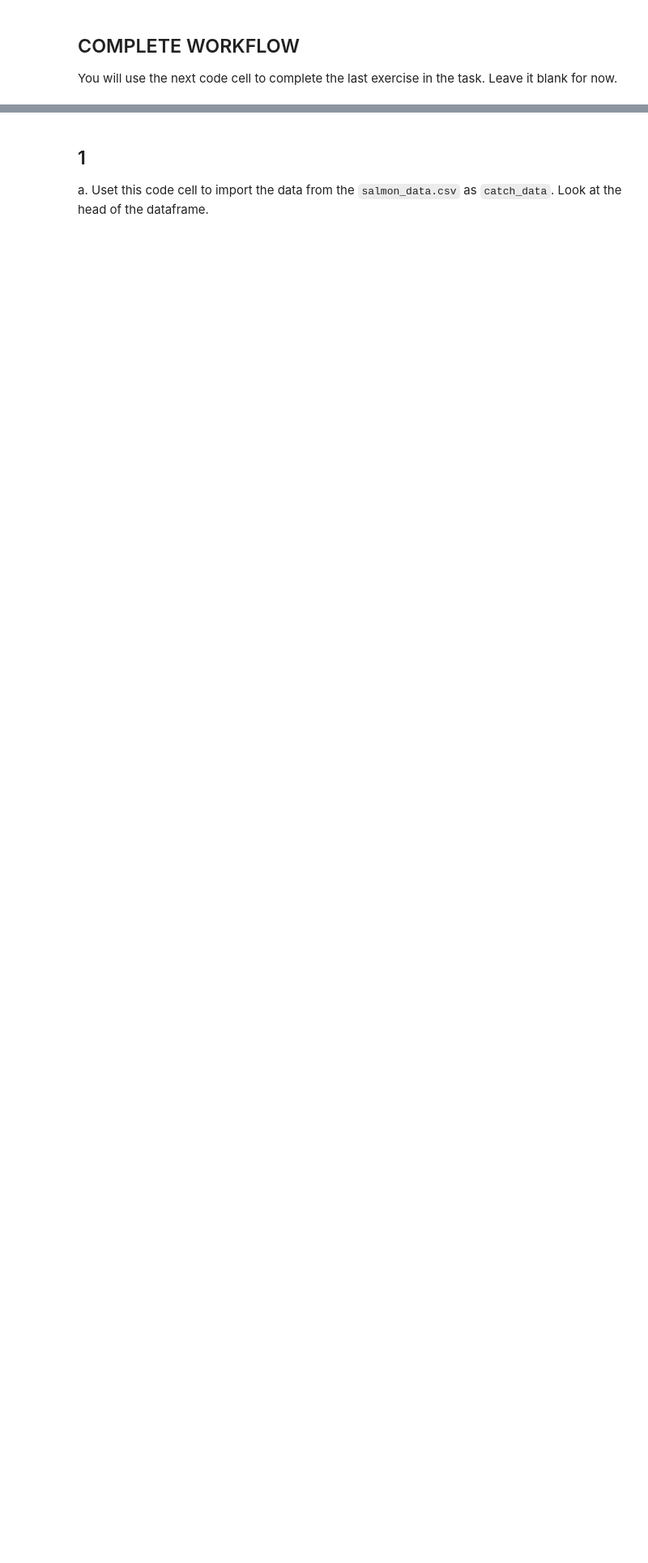
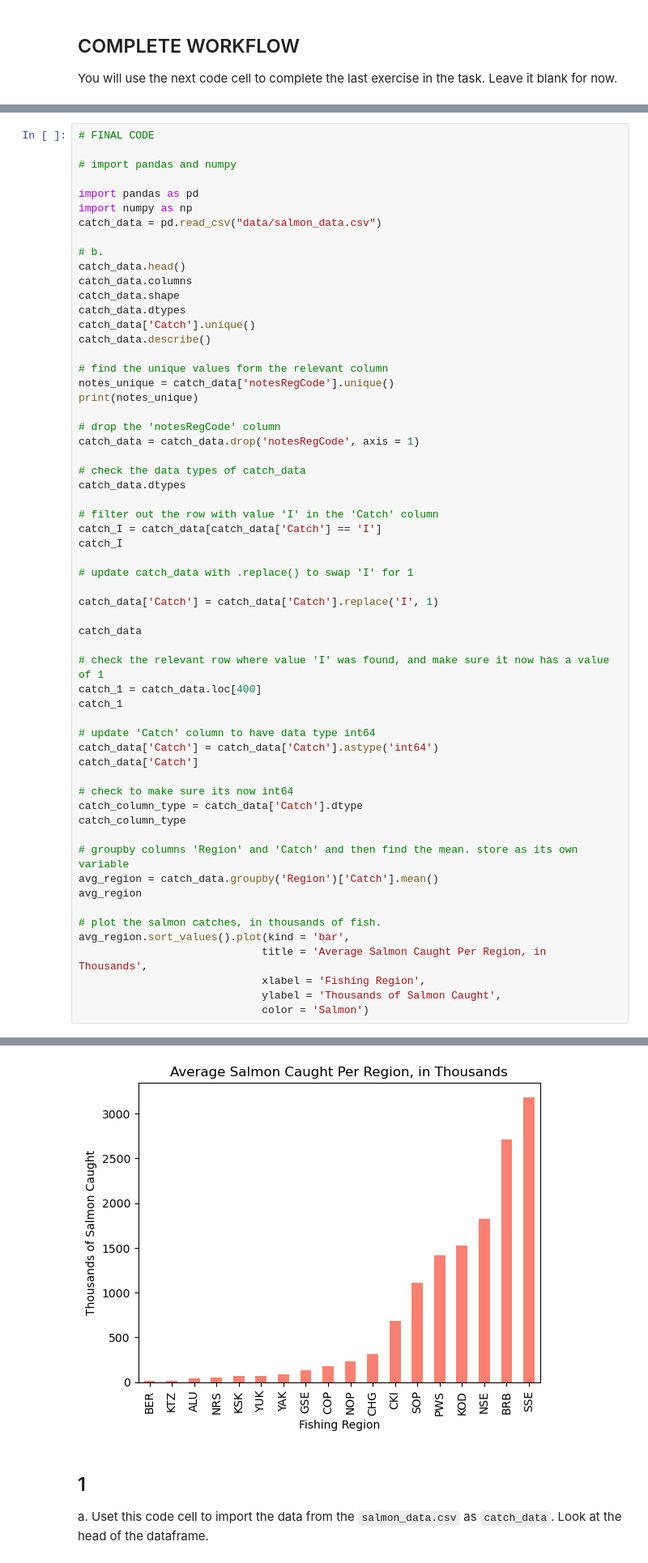
Before and after one commit to SRKads1998/eds220-hwk2, a Jupyter notebook: task2/hwk2-task2-salmon.ipynb, the cells around one changed output, grey strips where cells are left out. Shown at 81% size. Cells and saved outputs as stored; diff of their text form; blank space fills up the shorter version.

```diff
--- a/task2/hwk2-task2-salmon.ipynb
+++ b/task2/hwk2-task2-salmon.ipynb
@@ -52,0 +51,60 @@ You will use the next code cell to complete the last exercise in the task. Leave
+# %%
+# FINAL CODE
+
+# import pandas and numpy
+
+import pandas as pd
+import numpy as np
+catch_data = pd.read_csv("data/salmon_data.csv")
+
+# b.
+catch_data.head()
+catch_data.columns
+catch_data.shape
+catch_data.dtypes
+catch_data['Catch'].unique()
+catch_data.describe()
+
+# find the unique values form the relevant column
+notes_unique = catch_data['notesRegCode'].unique()
+print(notes_unique)
+
+# drop the 'notesRegCode' column
+catch_data = catch_data.drop('notesRegCode', axis = 1)
+
+# check the data types of catch_data
+catch_data.dtypes
+
+# filter out the row with value 'I' in the 'Catch' column
+catch_I = catch_data[catch_data['Catch'] == 'I']
+catch_I
+
+# update catch_data with .replace() to swap 'I' for 1
+
+catch_data['Catch'] = catch_data['Catch'].replace('I', 1)
+
+catch_data
+
+# check the relevant row where value 'I' was found, and make sure it now has a value of 1
+catch_1 = catch_data.loc[400]
+catch_1
+
+# update 'Catch' column to have data type int64
+catch_data['Catch'] = catch_data['Catch'].astype('int64')
+catch_data['Catch']
+
+# check to make sure its now int64
+catch_column_type = catch_data['Catch'].dtype
+catch_column_type
+
+# groupby columns 'Region' and 'Catch' and then find the mean. store as its own variable
+avg_region = catch_data.groupby('Region')['Catch'].mean()
+avg_region
+
+# plot the salmon catches, in thousands of fish.
+avg_region.sort_values().plot(kind = 'bar',
+                             title = 'Average Salmon Caught Per Region, in Thousands',
+                             xlabel = 'Fishing Region',
+                             ylabel = 'Thousands of Salmon Caught',
+                             color = 'Salmon')
+# %% [output]
@@ -53,3 +129,4 @@ You will use the next code cell to complete the last exercise in the task. Leave
+[figure, added]
 # %% [markdown]
 ## 1
 
```
Also changed, not shown: parts of 27 cells of this notebook.
